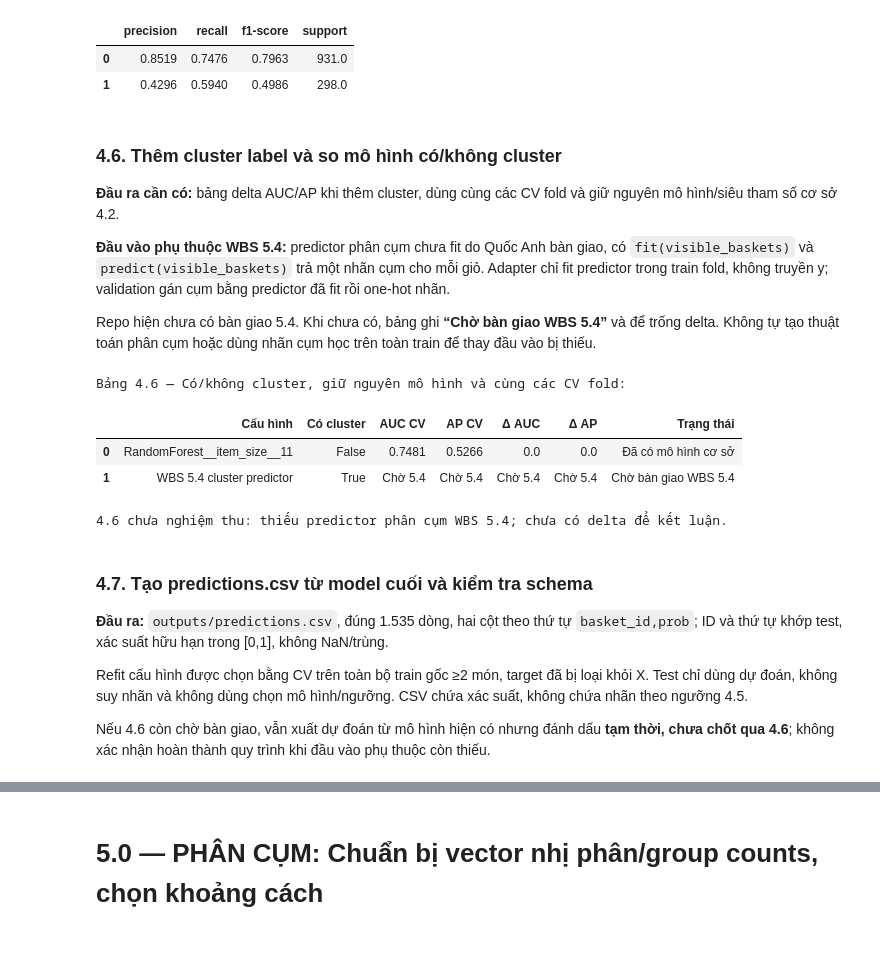
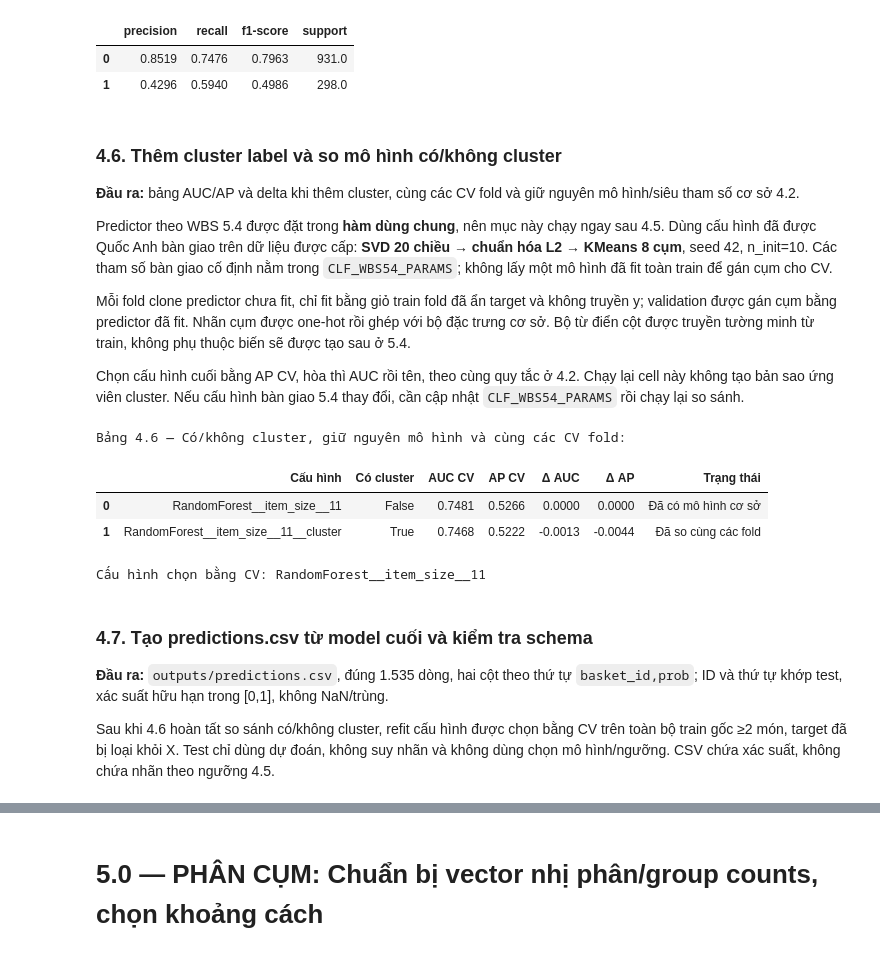
Before and after one commit to TruongMinhThang24/dbm301_asm2_group3_de2, a Jupyter notebook: notebooks/notebook.ipynb, the cells around one changed output, grey strips where cells are left out. Cells and saved outputs as stored; diff of their text form; code cells hidden in the pictures.

```diff
--- a/notebooks/notebook.ipynb
+++ b/notebooks/notebook.ipynb
@@ -1988,37 +2055,42 @@ Precision/recall/F1 từng lớp trên validation:
 # %% [markdown]
 ### 4.6. Thêm cluster label và so mô hình có/không cluster
 
-**Đầu ra cần có:** bảng delta AUC/AP khi thêm cluster, dùng cùng các CV fold và giữ nguyên mô hình/siêu tham số cơ sở 4.2.
+**Đầu ra:** bảng AUC/AP và delta khi thêm cluster, cùng các CV fold và giữ nguyên mô hình/siêu tham số cơ sở 4.2.
 
-**Đầu vào phụ thuộc WBS 5.4:** predictor phân cụm chưa fit do Quốc Anh bàn giao, có `fit(visible_baskets)` và `predict(visible_baskets)` trả một nhãn cụm cho mỗi giỏ. Adapter chỉ fit predictor trong train fold, không truyền y; validation gán cụm bằng predictor đã fit rồi one-hot nhãn.
+Predictor theo WBS 5.4 được đặt trong **hàm dùng chung**, nên mục này chạy ngay sau 4.5. Dùng cấu hình đã được Quốc Anh bàn giao trên dữ liệu được cấp: **SVD 20 chiều → chuẩn hóa L2 → KMeans 8 cụm**, seed 42, n_init=10. Các tham số bàn giao cố định nằm trong `CLF_WBS54_PARAMS`; không lấy một mô hình đã fit toàn train để gán cụm cho CV.
 
-Repo hiện chưa có bàn giao 5.4. Khi chưa có, bảng ghi **“Chờ bàn giao WBS 5.4”** và để trống delta. Không tự tạo thuật toán phân cụm hoặc dùng nhãn cụm học trên toàn train để thay đầu vào bị thiếu.
+Mỗi fold clone predictor chưa fit, chỉ fit bằng giỏ train fold đã ẩn target và không truyền y; validation được gán cụm bằng predictor đã fit. Nhãn cụm được one-hot rồi ghép với bộ đặc trưng cơ sở. Bộ từ điển cột được truyền tường minh từ train, không phụ thuộc biến sẽ được tạo sau ở 5.4.
+
+Chọn cấu hình cuối bằng AP CV, hòa thì AUC rồi tên, theo cùng quy tắc ở 4.2. Chạy lại cell này không tạo bản sao ứng viên cluster. Nếu cấu hình bàn giao 5.4 thay đổi, cần cập nhật `CLF_WBS54_PARAMS` rồi chạy lại so sánh.
 # %%
-# Đặt predictor chưa fit do WBS 5.4 bàn giao vào biến này khi có đầu vào chính thức.
-clf_cluster_predictor_5_4 = globals().get('clf_cluster_predictor_5_4', None)
+clf_cluster_predictor = WBS54ClassificationPredictor(
+    feature_names=tuple(train_matrix.columns), **CLF_WBS54_PARAMS)
+if 'fold_metrics' not in clf_search:
+    clf_search['fold_metrics'] = pd.concat([clf_ml_search['fold_metrics'], clf_rule_search['fold_metrics']], ignore_index=True)
 clf_cluster_comparison, clf_cluster_ready = clf_compare_clusters(
-    clf_search, clf_X_train, clf_y_train, clf_cv_splits, clf_cluster_predictor_5_4)
+    clf_search, clf_X_train, clf_y_train, clf_cv_splits, clf_cluster_predictor)
+assert clf_cluster_ready
 print('Bảng 4.6 — Có/không cluster, giữ nguyên mô hình và cùng các CV fold:')
 clf_cluster_view = clf_cluster_comparison.rename(columns={'candidate': 'Cấu hình',
     'with_cluster': 'Có cluster', 'auc': 'AUC CV', 'ap': 'AP CV',
     'delta_auc': 'Δ AUC', 'delta_ap': 'Δ AP', 'status': 'Trạng thái'}).round(4)
-display(clf_cluster_view.astype(object).where(pd.notna(clf_cluster_view), 'Chờ 5.4'))
-if not clf_cluster_ready:
-    print('4.6 chưa nghiệm thu: thiếu predictor phân cụm WBS 5.4; chưa có delta để kết luận.')
+display(clf_cluster_view)
 clf_final_name = clf_rank(clf_search['table']).iloc[0]['name']
+print('Cấu hình chọn bằng CV:', clf_final_name)
 clf_cluster_comparison.to_csv(CLF_DIR / '4_6_cluster_comparison.csv', index=False)
+clf_cluster_fold_metrics = clf_search['fold_metrics'].loc[
+    clf_search['fold_metrics'].candidate.isin(clf_cluster_comparison.candidate)]
+clf_cluster_fold_metrics.to_csv(CLF_DIR / '4_6_fold_metrics.csv', index=False)
 # %% [output]
 Bảng 4.6 — Có/không cluster, giữ nguyên mô hình và cùng các CV fold:
 |  | Cấu hình | Có cluster | AUC CV | AP CV | Δ AUC | Δ AP | Trạng thái |
-| 0 | RandomForest__item_size__11 | False | 0.7481 | 0.5266 | 0.0 | 0.0 | Đã có mô hình cơ sở |
-| 1 | WBS 5.4 cluster predictor | True | Chờ 5.4 | Chờ 5.4 | Chờ 5.4 | Chờ 5.4 | Chờ bàn giao WBS 5.4 |
+| 0 | RandomForest__item_size__11 | False | 0.7481 | 0.5266 | 0.0000 | 0.0000 | Đã có mô hình cơ sở |
+| 1 | RandomForest__item_size__11__cluster | True | 0.7468 | 0.5222 | -0.0013 | -0.0044 | Đã so cùng các fold |
-4.6 chưa nghiệm thu: thiếu predictor phân cụm WBS 5.4; chưa có delta để kết luận.
+Cấu hình chọn bằng CV: RandomForest__item_size__11
 # %% [markdown]
 ### 4.7. Tạo predictions.csv từ model cuối và kiểm tra schema
 
 **Đầu ra:** `outputs/predictions.csv`, đúng 1.535 dòng, hai cột theo thứ tự `basket_id,prob`; ID và thứ tự khớp test, xác suất hữu hạn trong [0,1], không NaN/trùng.
 
-Refit cấu hình được chọn bằng CV trên toàn bộ train gốc ≥2 món, target đã bị loại khỏi X. Test chỉ dùng dự đoán, không suy nhãn và không dùng chọn mô hình/ngưỡng. CSV chứa xác suất, không chứa nhãn theo ngưỡng 4.5.
-
-Nếu 4.6 còn chờ bàn giao, vẫn xuất dự đoán từ mô hình hiện có nhưng đánh dấu **tạm thời, chưa chốt qua 4.6**; không xác nhận hoàn thành quy trình khi đầu vào phụ thuộc còn thiếu.
+Sau khi 4.6 hoàn tất so sánh có/không cluster, refit cấu hình được chọn bằng CV trên toàn bộ train gốc ≥2 món, target đã bị loại khỏi X. Test chỉ dùng dự đoán, không suy nhãn và không dùng chọn mô hình/ngưỡng. CSV chứa xác suất, không chứa nhãn theo ngưỡng 4.5.
 # %%
```
Also changed, not shown: parts of 18 cells of this notebook, 11 other files.
